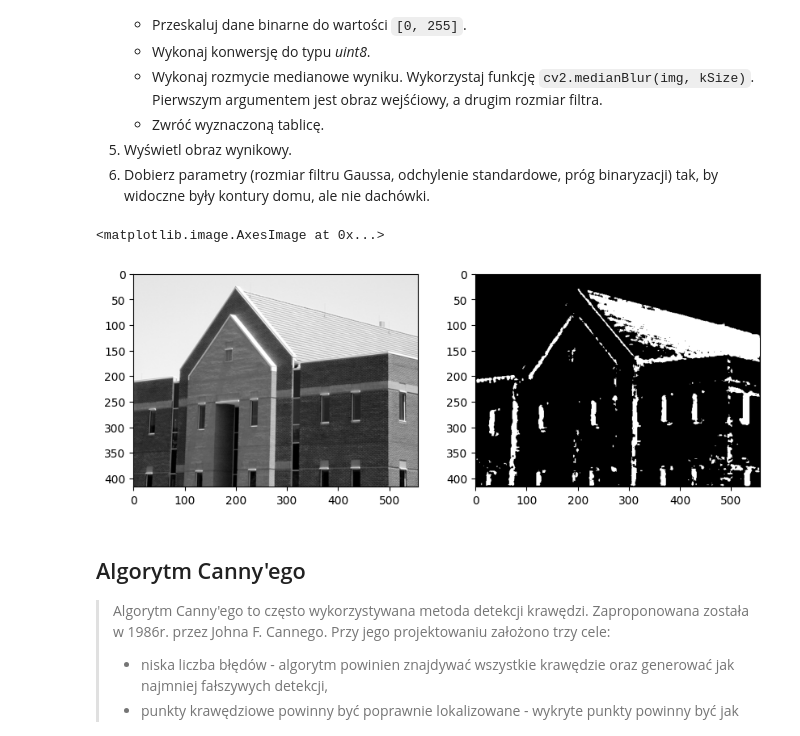
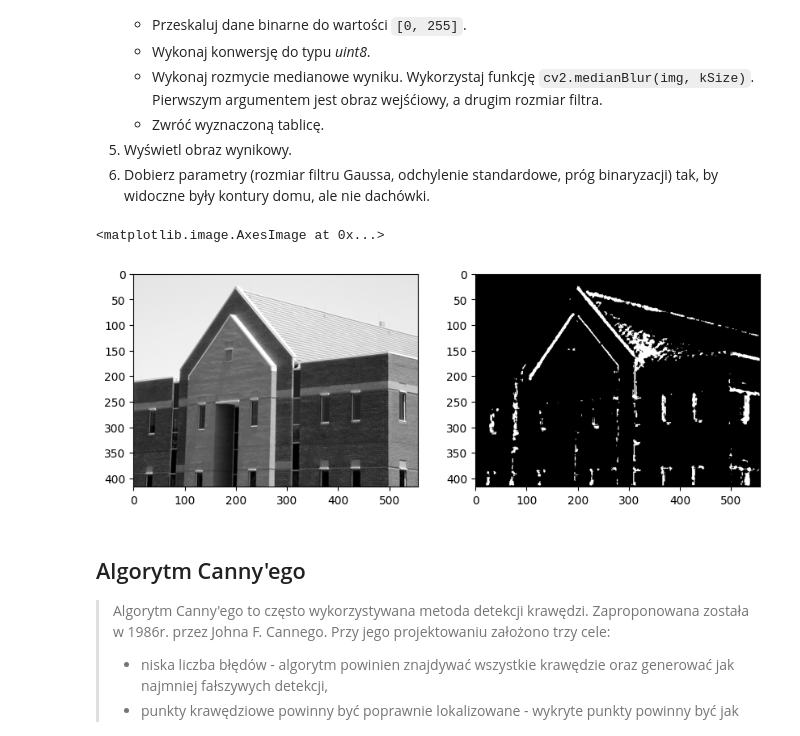
Before and after one commit to stanislawWojtas/Przetwarzanie-Obraz-w-Cyfrowych, a Jupyter notebook: 09_Canny.ipynb, the cells around one changed output. Drawn from its saved outputs; the diff is of its cells as text; code cells hidden in the pictures.

```diff
--- a/09_Canny.ipynb
+++ b/09_Canny.ipynb
@@ -84,7 +84,7 @@ for fileName in fileNames:
       open(fileName, 'wb').write(r.content)
 # %%
 house = cv2.imread("dom.png", cv2.IMREAD_GRAYSCALE)
-house_blur = cv2.GaussianBlur(house, (5,5), 3)
+house_blur = cv2.GaussianBlur(house, (5,5), 1.5)
 laplacian = cv2.Laplacian(house_blur, cv2.CV_32F)
 
 
@@ -113,12 +113,12 @@ def crossing(LoG, thr):
 # %%
 plt.figure(figsize=(10,5))
 plt.subplot(1,2,1)
 plt.imshow(house, cmap='gray')
 plt.subplot(1,2,2)
-plt.imshow(crossing(laplacian, 50), cmap='gray')
+plt.imshow(crossing(laplacian, 55), cmap='gray')
 # %% [output]
 <matplotlib.image.AxesImage at 0x...>
-[figure, old version]
+[figure, new version]
 # %% [markdown]
 ## Algorytm Canny'ego
 
```
Also changed, not shown: parts of 2 cells of this notebook.
